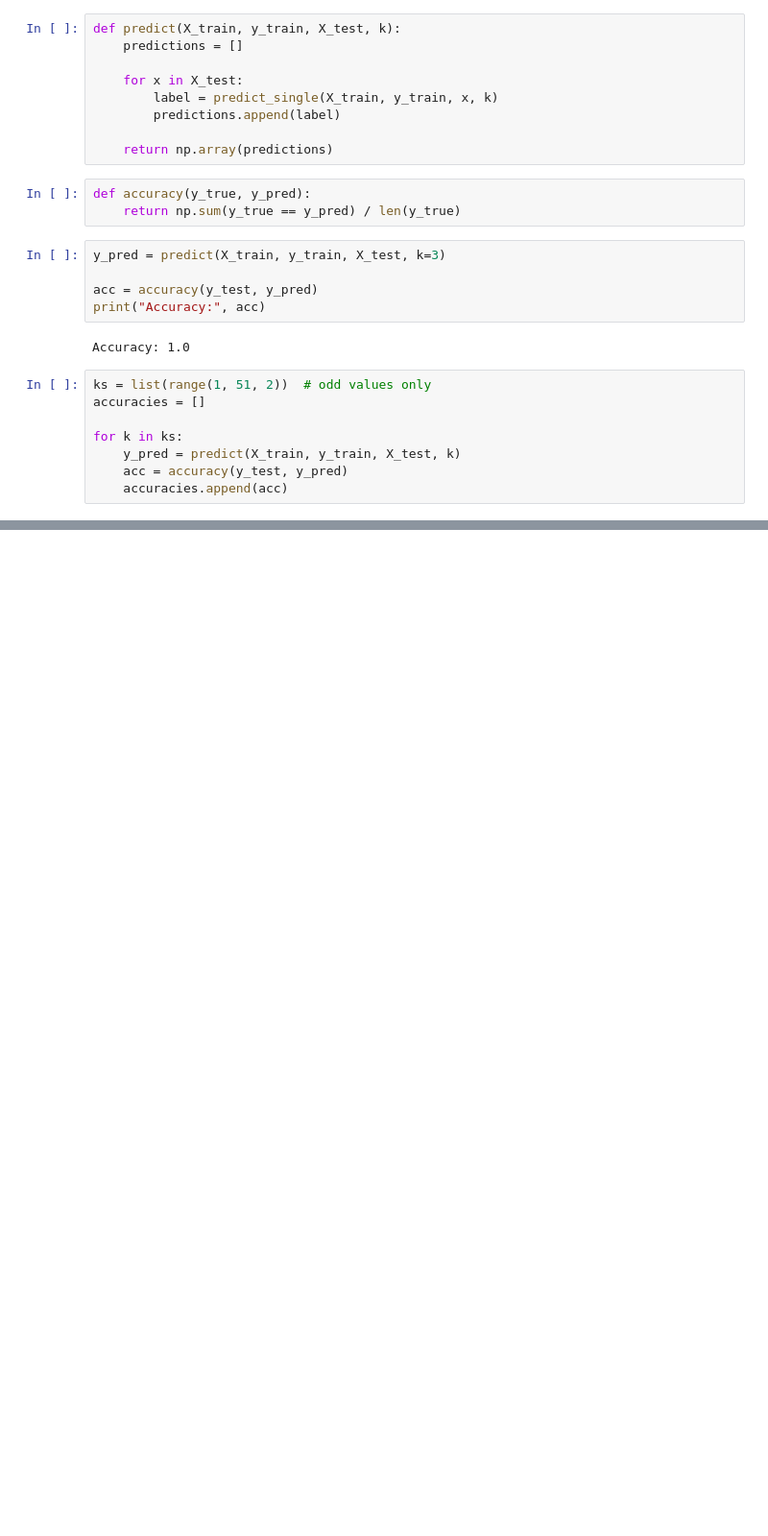
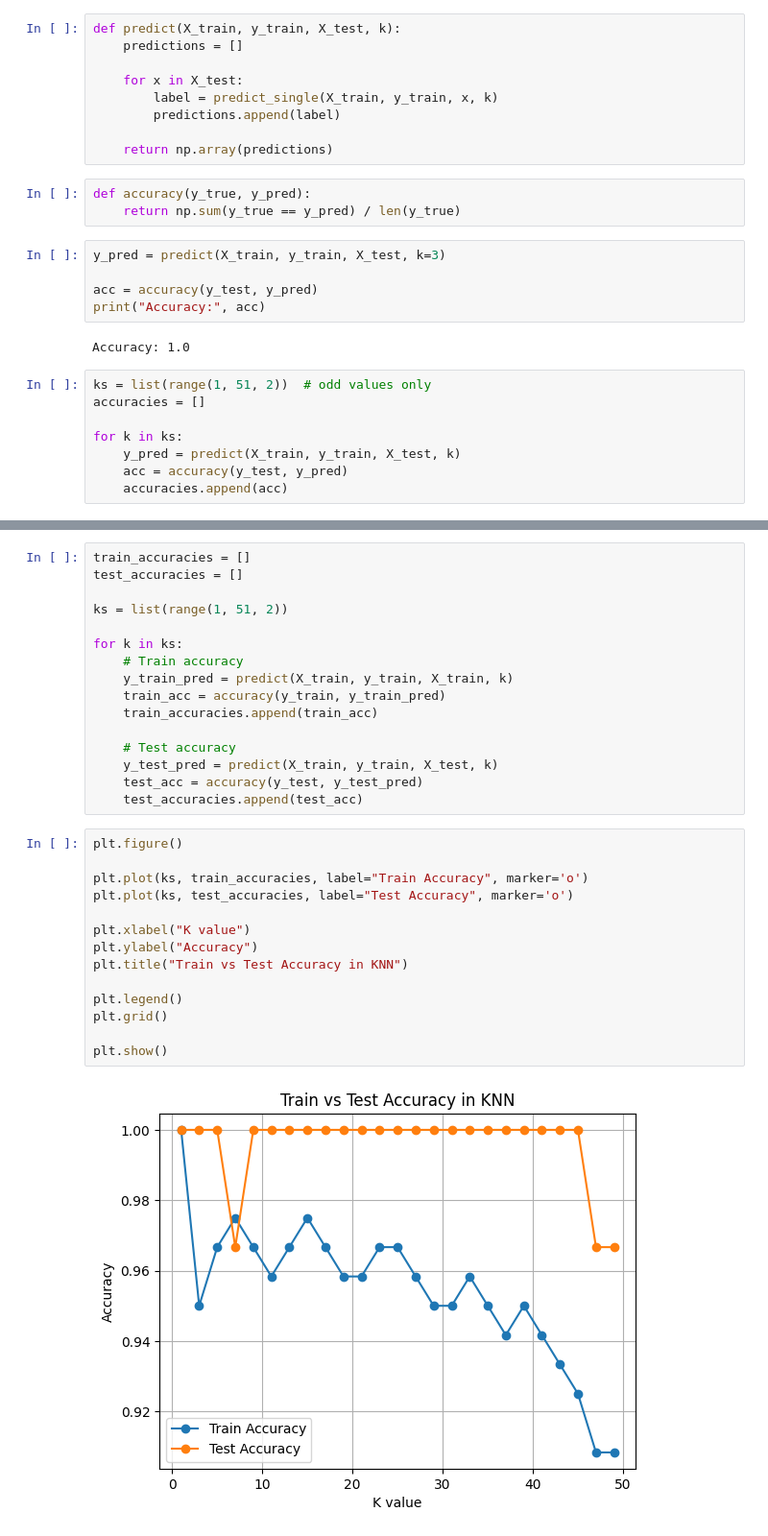
Before and after one commit to Ansh-Ice/ML-From-Scratch, a Jupyter notebook: KNN/finalcode.ipynb, the cells around one changed output, grey strips where cells are left out. Shown at 96% size. Saved outputs shown, nothing was run; the diff lists cells and outputs as text; blank space fills up the shorter version.

```diff
--- a/KNN/finalcode.ipynb
+++ b/KNN/finalcode.ipynb
@@ -93,0 +94,32 @@ plt.show()
+# %%
+train_accuracies = []
+test_accuracies = []
+
+ks = list(range(1, 51, 2))
+
+for k in ks:
+    # Train accuracy
+    y_train_pred = predict(X_train, y_train, X_train, k)
+    train_acc = accuracy(y_train, y_train_pred)
+    train_accuracies.append(train_acc)
+
+    # Test accuracy
+    y_test_pred = predict(X_train, y_train, X_test, k)
+    test_acc = accuracy(y_test, y_test_pred)
+    test_accuracies.append(test_acc)
+# %%
+plt.figure()
+
+plt.plot(ks, train_accuracies, label="Train Accuracy", marker='o')
+plt.plot(ks, test_accuracies, label="Test Accuracy", marker='o')
+
+plt.xlabel("K value")
+plt.ylabel("Accuracy")
+plt.title("Train vs Test Accuracy in KNN")
+
+plt.legend()
+plt.grid()
+
+plt.show()
+# %% [output]
+[figure, added]
```
Also changed, not shown: parts of 1 cell of this notebook.
